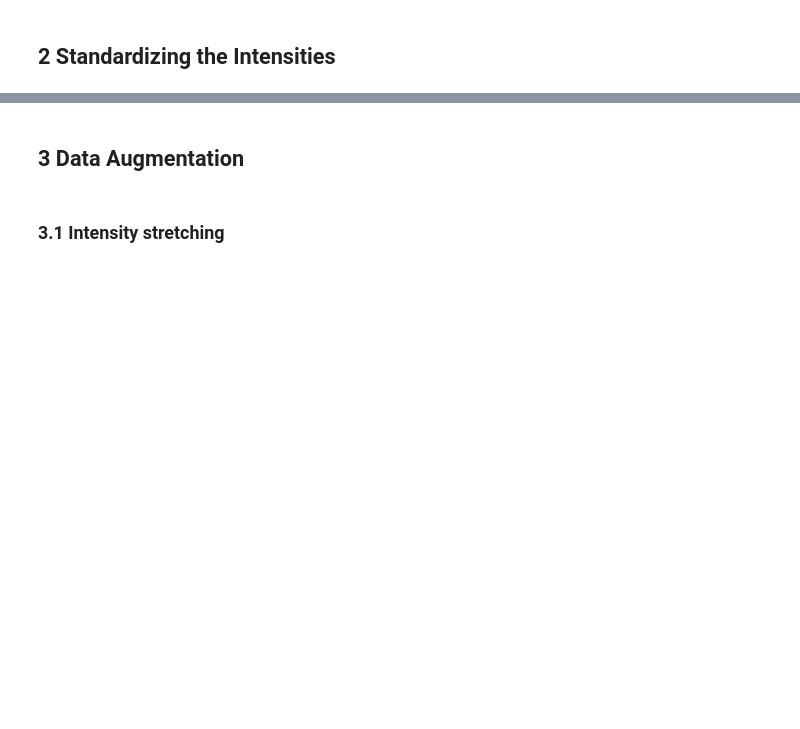
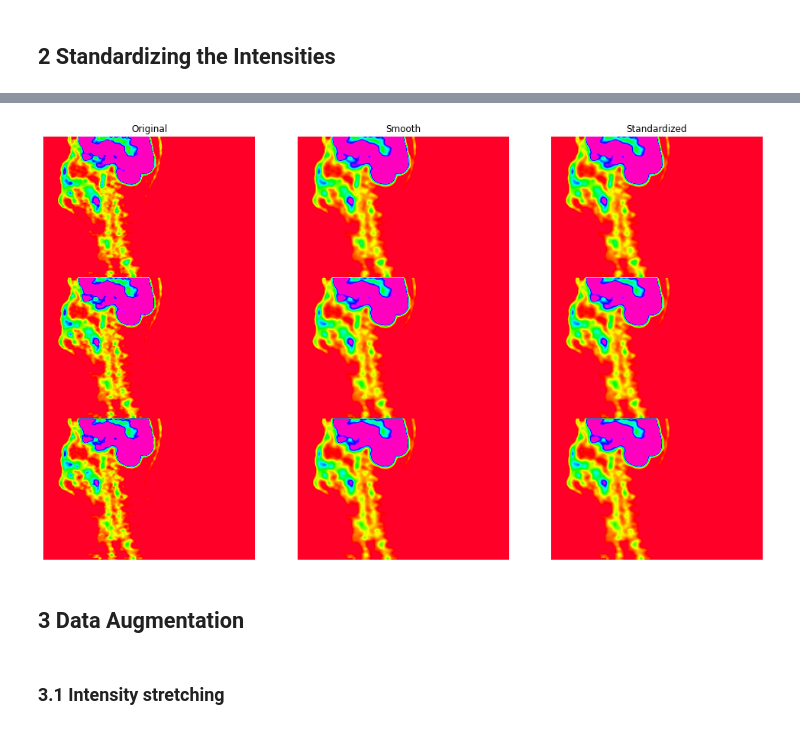
Before and after one commit to Maastro-CDS-Imaging-Group/PET-CT-data-pipeline, a Jupyter notebook: notebooks/PET_Preprocessing_and_Augmentation.ipynb, the cells around one changed output, grey strips where cells are left out. Cells and saved outputs as stored; diff of their text form; code cells hidden in the pictures; blank space fills up the shorter version.

```diff
--- a/notebooks/PET_Preprocessing_and_Augmentation.ipynb
+++ b/notebooks/PET_Preprocessing_and_Augmentation.ipynb
@@ -26 +28,5 @@ PET_sitk = sitk.ReadImage(f"{data_dir}/{sample_patient_id}_pt.nii.gz") # Shape (
+# %%
+# Settings
+data_dir = "/home/chinmay/Datasets/HECKTOR/hecktor_train/crFH_rs113_hecktor_nii"
+standardization_method = 'clipping'  # 'clippling' or 'histogram'
 # %%
@@ -52,3 +102,11 @@ PET_std_np = PET_smooth_np.copy()
+# %%
+viz.multi_image_strips([PET_np, PET_smooth_np, PET_std_np],
+                          modalities=['PET'] * 3,
+                          idx_range=[250, 253],
+                          view='sagittal',
+                          subtitles=["Original", "Smooth", "Standardized"])
+# %% [output]
+[figure, added]
 # %% [markdown]
 ## 3 Data Augmentation
 # %% [markdown]
```
Also changed, not shown: parts of 19 cells of this notebook, 11 other files.
